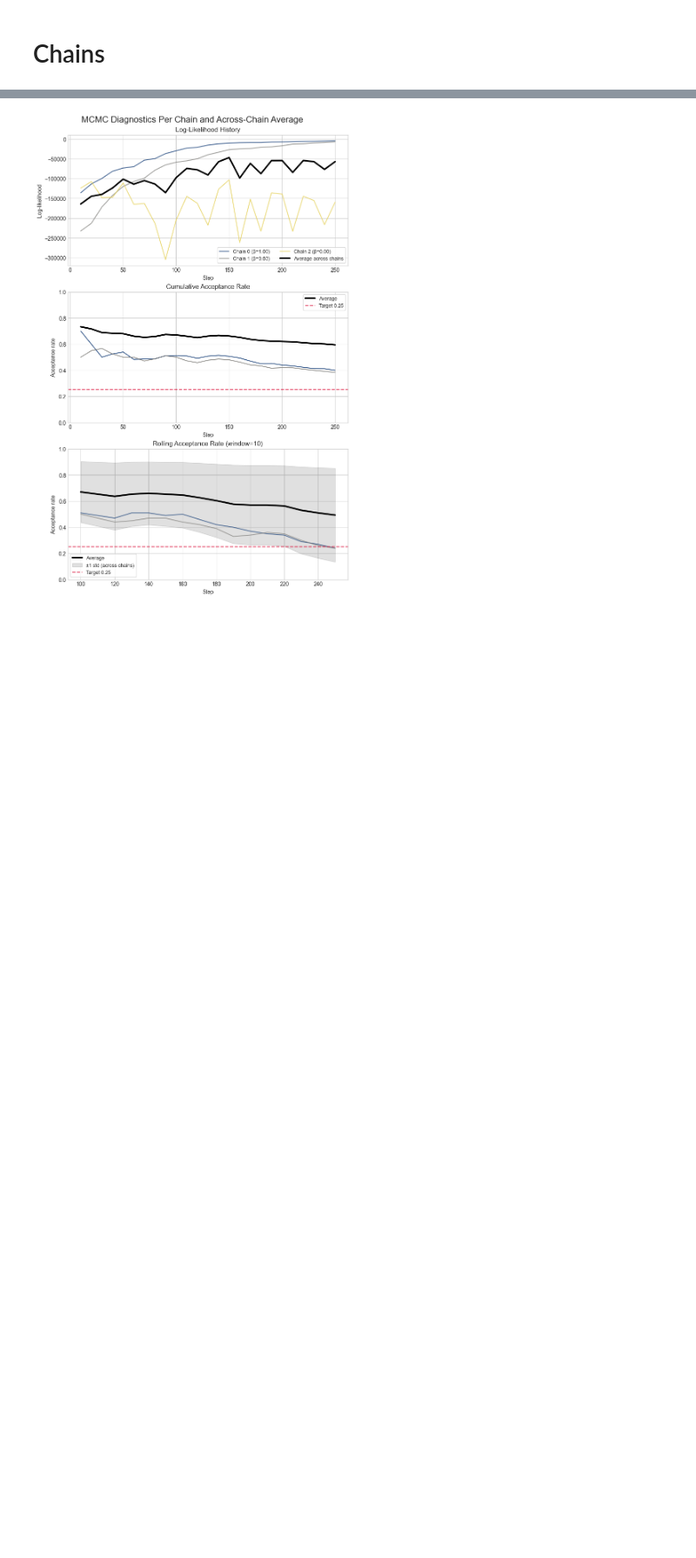
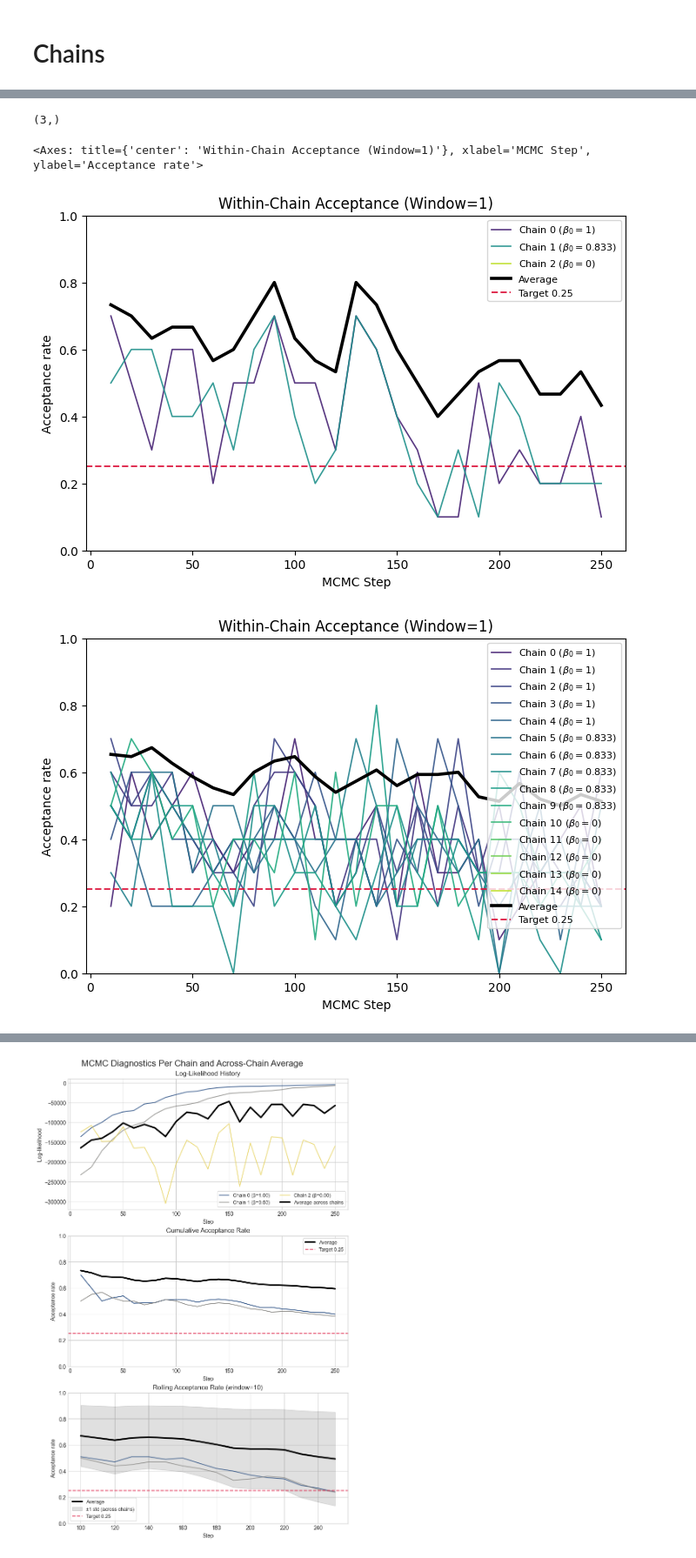
Before and after one commit to JeppeKlitgaard/nanopinv, a Jupyter notebook: examples/crosshole_GPR_tomography/crosshole_GPR_tomography copy 3.ipynb, the cells around one changed output, grey strips where cells are left out. Shown at 87% size. Cells and saved outputs as stored; diff of their text form; code cells hidden in the pictures; blank space fills up the shorter version.

```diff
--- a/examples/crosshole_GPR_tomography/crosshole_GPR_tomography copy 3.ipynb
+++ b/examples/crosshole_GPR_tomography/crosshole_GPR_tomography copy 3.ipynb
@@ -248,0 +349,9 @@ n_steps_history
+# %%
+display(n_steps_history.betas.shape)
+n_steps_history.plot_local_acceptance(window=1)
+n_steps_history_batch.plot_local_acceptance(window=1)
+# %% [output]
+(3,)
+<Axes: title={'center': 'Within-Chain Acceptance (Window=1)'}, xlabel='MCMC Step', ylabel='Acceptance rate'>
+[figure, added]
+[figure, added]
```
Also changed, not shown: parts of 75 cells of this notebook, 3 other files.
